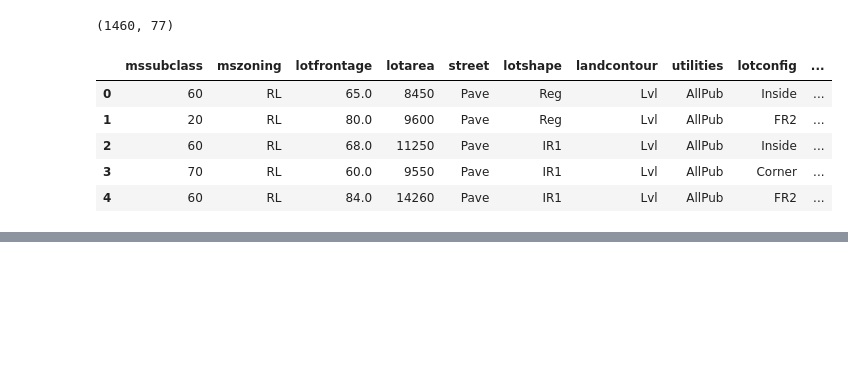
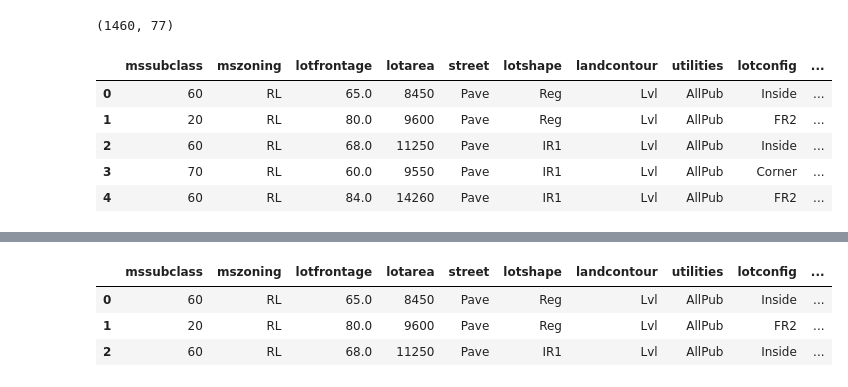
Before and after one commit to tosif91/machine_learning, a Jupyter notebook: basics/EDA_housing.ipynb, the cells around one changed output, grey strips where cells are left out. Cells and saved outputs as stored; diff of their text form; code cells hidden in the pictures; blank space fills up the shorter version.

```diff
--- a/basics/EDA_housing.ipynb
+++ b/basics/EDA_housing.ipynb
@@ -664,0 +689,7 @@ df.head()
+# %%
+df.head(3)
+# %% [output]
+|  | mssubclass | mszoning | lotfrontage | lotarea | street | lotshape | landcontour | utilities | lotconfig | ... |
+| 0 | 60 | RL | 65.0 | 8450 | Pave | Reg | Lvl | AllPub | Inside | ... |
+| 1 | 20 | RL | 80.0 | 9600 | Pave | Reg | Lvl | AllPub | FR2 | ... |
+| 2 | 60 | RL | 68.0 | 11250 | Pave | IR1 | Lvl | AllPub | Inside | ... |
```
Also changed, not shown: parts of 16 cells of this notebook.
